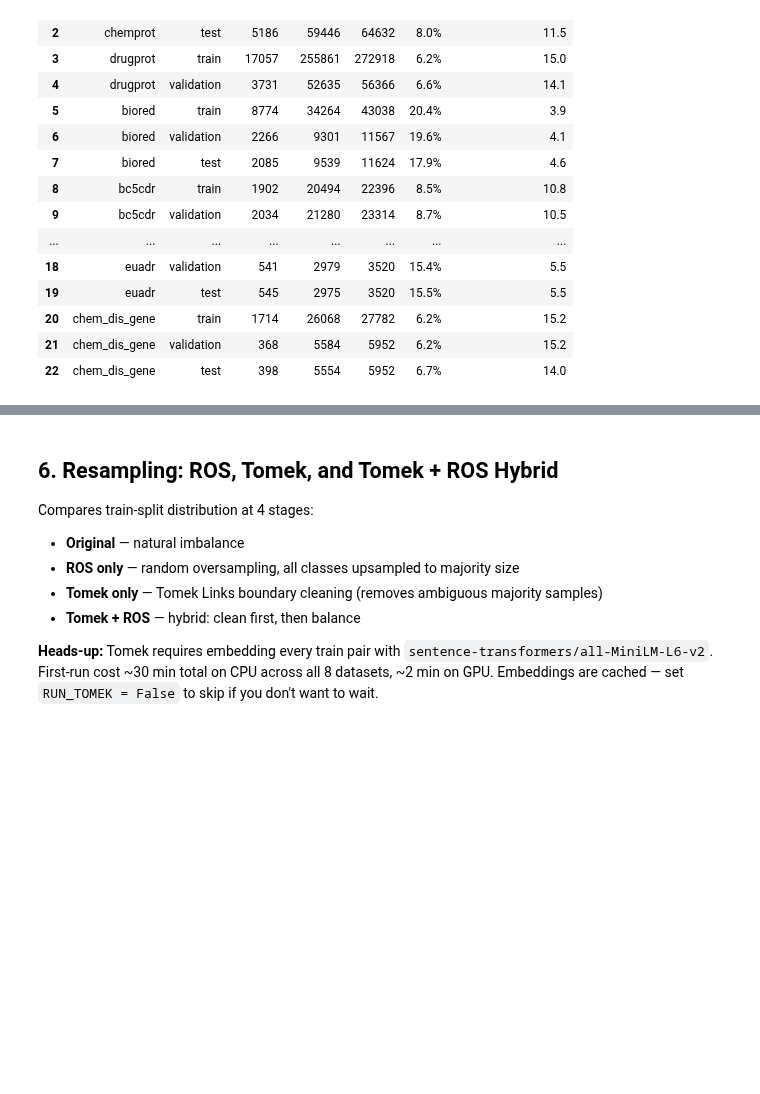
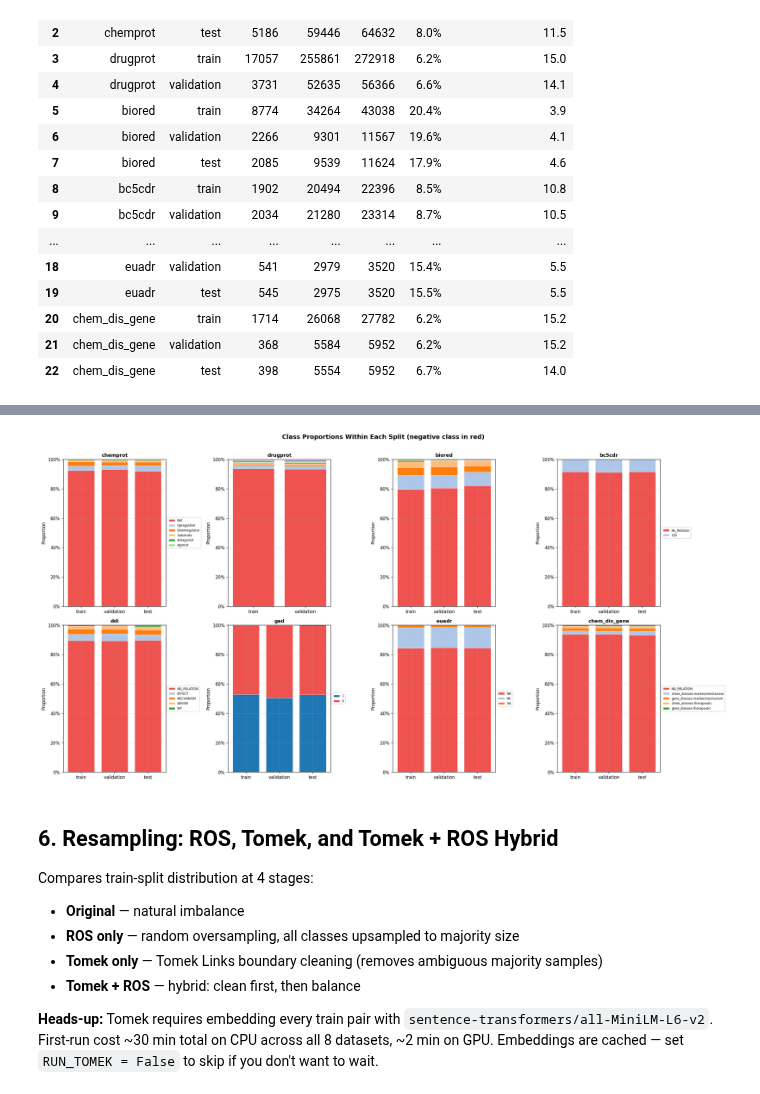
Before and after one commit to Basel-Alshaikhdeeb/medre-bench, a Jupyter notebook: notebooks/dataset_exploration.ipynb, the cells around one changed output, grey strips where cells are left out. Cells and saved outputs as stored; diff of their text form; code cells hidden in the pictures; blank space fills up the shorter version.

```diff
--- a/notebooks/dataset_exploration.ipynb
+++ b/notebooks/dataset_exploration.ipynb
@@ -395,3 +435,61 @@ pd.DataFrame(balance_rows)
+# %%
+# Stacked bars: class proportions within each split per dataset
+fig, axes = plt.subplots(2, 4, figsize=(22, 11))
+axes = axes.flatten()
+
+for idx, ds_name in enumerate(DATASET_NAMES):
+    ax = axes[idx]
+    info = all_data[ds_name]
+
+    # Collect class counts per split
+    split_class_counts = {}
+    for split_name in ["train", "validation", "test"]:
+        examples = info["splits"][split_name]
+        if not examples:
+            continue
+        split_class_counts[split_name] = Counter(ex.label for ex in examples)
+
+    if not split_class_counts:
+        ax.set_visible(False)
+        continue
+
+    # Union of labels, ordered by total frequency
+    all_labels = sorted(
+        {l for c in split_class_counts.values() for l in c},
+        key=lambda l: -sum(c.get(l, 0) for c in split_class_counts.values()),
+    )
+    splits = list(split_class_counts.keys())
+    neg_label = NEGATIVE_LABELS.get(ds_name)
+
+    # Build stacked proportions
+    bottoms = np.zeros(len(splits))
+    cmap = plt.get_cmap("tab20")
+    for li, lab in enumerate(all_labels):
+        vals = np.array([
+            split_class_counts[s].get(lab, 0) / max(sum(split_class_counts[s].values()), 1)
+            for s in splits
+        ])
+        color = "#EF5350" if lab == neg_label else cmap(li % 20)
+        ax.bar(splits, vals, bottom=bottoms, color=color,
+               label=lab if li < 8 else None, edgecolor="white", linewidth=0.5)
+        bottoms += vals
+
+    ax.set_ylim(0, 1)
+    ax.set_title(ds_name, fontsize=11, fontweight="bold")
+    ax.set_ylabel("Proportion")
+    ax.yaxis.set_major_formatter(mticker.FuncFormatter(lambda v, _: f"{v:.0%}"))
+    if len(all_labels) <= 8:
+        ax.legend(fontsize=7, loc="center left", bbox_to_anchor=(1.0, 0.5))
+
+for idx in range(len(DATASET_NAMES), len(axes)):
+    axes[idx].set_visible(False)
+
+fig.suptitle("Class Proportions Within Each Split (negative class in red)",
+             fontsize=14, fontweight="bold", y=1.01)
+plt.tight_layout()
+plt.show()
+# %% [output]
+[figure, added]
 # %% [markdown]
 ## 6. Resampling: ROS, Tomek, and Tomek + ROS Hybrid
 
```
Also changed, not shown: parts of 10 cells of this notebook, 24 other files.
